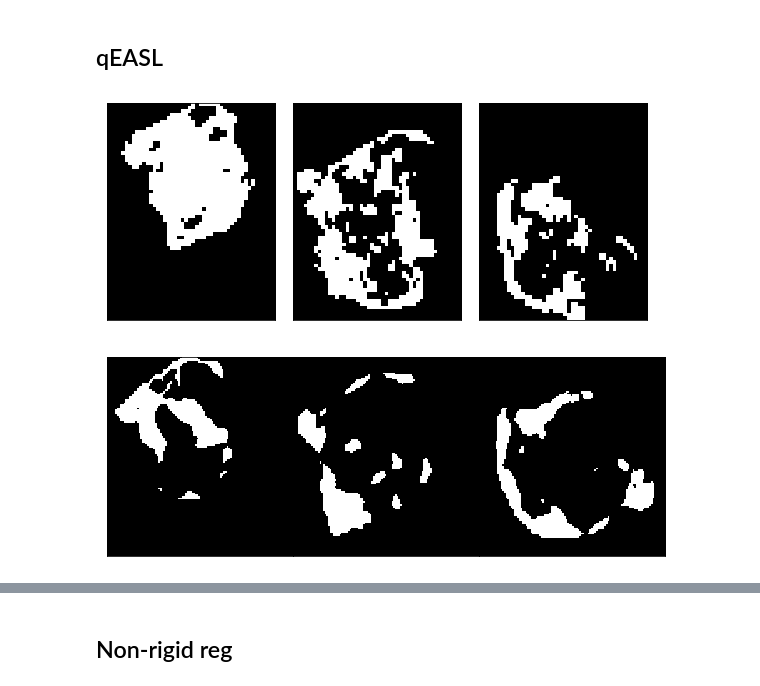
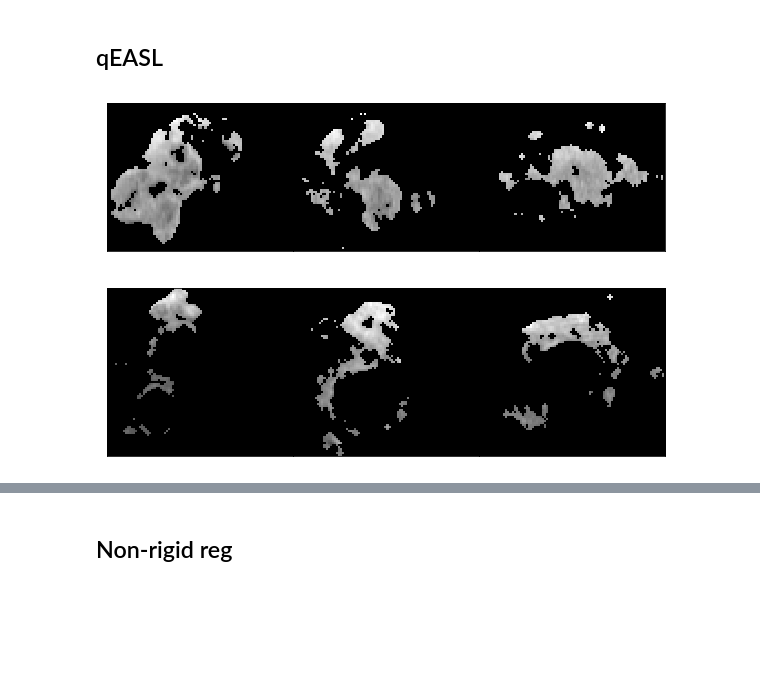
Before and after one commit to clintonjwang/lipiodol, a Jupyter notebook: data-retriever.ipynb, the cells around one changed output, grey strips where cells are left out. Drawn from its saved outputs; the diff is of its cells as text; code cells hidden in the pictures; blank space fills up the shorter version.

Commit message:
graphic

```diff
--- a/data-retriever.ipynb
+++ b/data-retriever.ipynb
@@ -306,11 +285,23 @@ lmet.seg_tumor_from_threshold(mri30d_art_path, mri30d_pre_path,
+# %%
+threshold = 50
+lmet.seg_tumor_from_threshold(mribl_art_path, mribl_pre_path,
+                              threshold, mribl_tumor_mask_path,
+                              mribl_enh_mask_path, mribl_nec_mask_path)
+masks.draw_mask(mribl_enh_mask_path, mribl_art_path);
+# %% [output]
+[figure, added]
 # %%
-masks.draw_mask(mribl_enh_mask_path)
+masks.draw_mask(mribl_nec_mask_path, mribl_art_path);
-# %% [output]
-[figure, removed]
+# %%
+threshold = 95.902
+lmet.seg_tumor_from_threshold(mri30d_art_path, mri30d_pre_path,
+                              threshold, mri30d_tumor_mask_path,
+                              mri30d_enh_mask_path, mri30d_nec_mask_path)
+masks.draw_mask(mri30d_enh_mask_path, mri30d_art_path);
+# %% [output]
+[figure, added]
 # %%
-masks.draw_mask(mri30d_enh_mask_path)
+masks.draw_mask(mri30d_nec_mask_path, mri30d_art_path);
-# %% [output]
-[figure, removed]
 # %%
 ART=masks.crop_img_to_mask_vicinity(mribl_art_path, mribl_tumor_mask_path,.1)
 PRE=masks.crop_img_to_mask_vicinity(mribl_pre_path, mribl_tumor_mask_path,.1)
```
Also changed, not shown: parts of 17 cells of this notebook, 2 other files.
